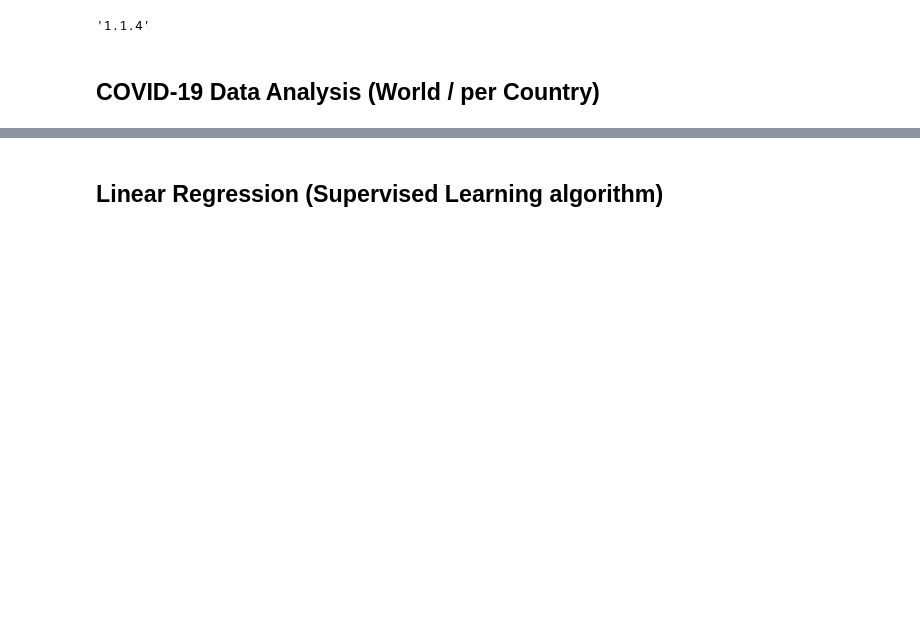
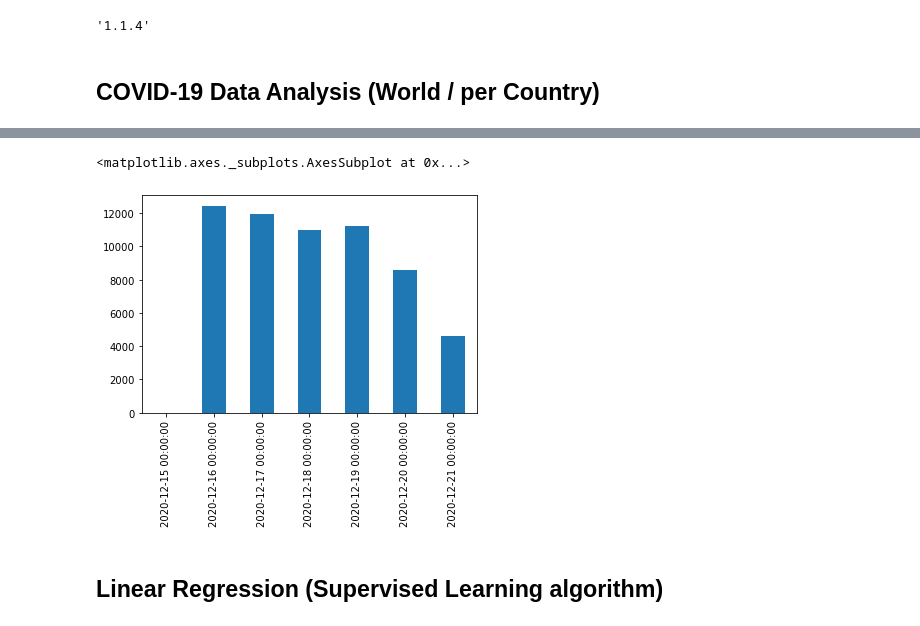
Before and after one commit to kklimexk/covid19-data-analysis, a Jupyter notebook: covid19-data-analysis.ipynb, the cells around one changed output, grey strips where cells are left out. Saved outputs shown, nothing was run; the diff lists cells and outputs as text; code cells hidden in the pictures; blank space fills up the shorter version.

```diff
--- a/covid19-data-analysis.ipynb
+++ b/covid19-data-analysis.ipynb
@@ -163,2 +179,7 @@ plt.show()
+# %%
+c['2020-12-15':'2020-12-21'].diff().plot(kind='bar')
+# %% [output]
+<matplotlib.axes._subplots.AxesSubplot at 0x...>
+[figure, added]
 # %% [markdown]
 ## Linear Regression (Supervised Learning algorithm)
```
Also changed, not shown: parts of 17 cells of this notebook, 1 other file.
